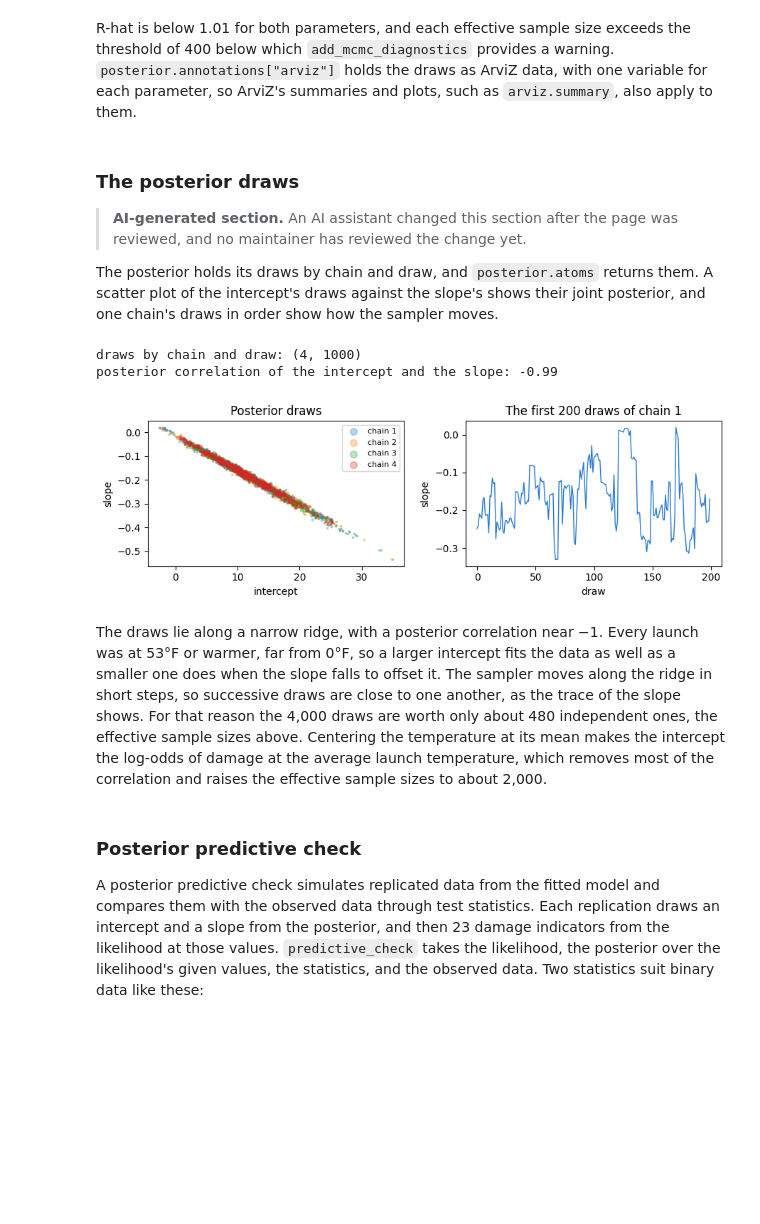
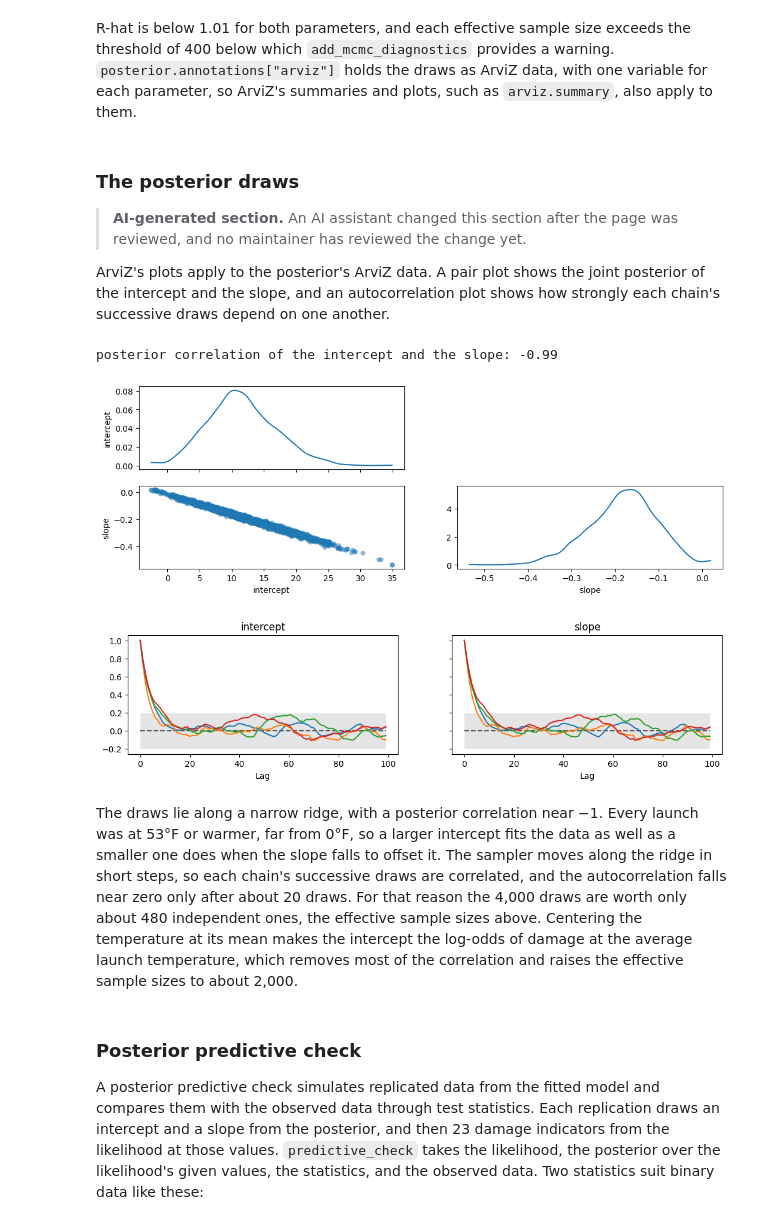
Before and after one commit to TARPS-group/prob-pipe, a Jupyter notebook: docs/get_started/quickstart.ipynb, the cells around one changed output. Saved outputs shown, nothing was run; the diff lists cells and outputs as text; code cells hidden in the pictures; blank space fills up the shorter version.

Commit message:
docs(get-started): the quickstart's posterior plots are ArviZ's
The posterior-draws section plots the posterior's ArviZ data with
arviz.plot_pair and arviz.plot_autocorr in place of hand-made matplotlib
figures. The pair plot shows the ridge of the intercept and the slope, and
the autocorrelation plot shows how slowly the chains mix, which the
section's text now reads from it.

```diff
--- a/docs/get_started/quickstart.ipynb
+++ b/docs/get_started/quickstart.ipynb
@@ -189,32 +189,28 @@ R-hat is below 1.01 for both parameters, and each effective sample size exceeds
 
 > **AI-generated section.** An AI assistant changed this section after the page was reviewed, and no maintainer has reviewed the change yet.
 
-The posterior holds its draws by chain and draw, and `posterior.atoms` returns them.
-A scatter plot of the intercept's draws against the slope's shows their joint posterior, and one chain's draws in order show how the sampler moves.
+ArviZ's plots apply to the posterior's ArviZ data.
+A pair plot shows the joint posterior of the intercept and the slope, and an autocorrelation plot shows how strongly each chain's successive draws depend on one another.
 # %%
-intercept = np.asarray(posterior.atoms["intercept"].values)
-slope = np.asarray(posterior.atoms["slope"].values)
-correlation = np.corrcoef(intercept.ravel(), slope.ravel())[0, 1]
-print("draws by chain and draw:", intercept.shape)
-print("posterior correlation of the intercept and the slope:", round(float(correlation), 2))
+import arviz as az
 
-fig, (left, right) = plt.subplots(1, 2, figsize=(9, 3))
-for chain in range(intercept.shape[0]):
-    left.scatter(intercept[chain], slope[chain], s=3, alpha=0.3, label=f"chain {chain + 1}")
-left.set(xlabel="intercept", ylabel="slope", title="Posterior draws")
-left.legend(markerscale=4, fontsize=8)
-right.plot(slope[0, :200], color="#2a78d6", linewidth=1)
-right.set(xlabel="draw", ylabel="slope", title="The first 200 draws of chain 1")
-plt.tight_layout()
+intercept = np.ravel(posterior.atoms["intercept"].values)
+slope = np.ravel(posterior.atoms["slope"].values)
+print("posterior correlation of the intercept and the slope:", round(float(np.corrcoef(intercept, slope)[0, 1]), 2))
+
+arviz_data = posterior.annotations["arviz"]
+az.plot_pair(arviz_data)
 plt.show()
+az.plot_autocorr(arviz_data)
+plt.show()
 # %% [output]
-draws by chain and draw: (4, 1000)
 posterior correlation of the intercept and the slope: -0.99
-[figure, old version]
+[figure, new version]
+[figure, added]
 # %% [markdown]
 The draws lie along a narrow ridge, with a posterior correlation near −1.
 Every launch was at 53°F or warmer, far from 0°F, so a larger intercept fits the data as well as a smaller one does when the slope falls to offset it.
-The sampler moves along the ridge in short steps, so successive draws are close to one another, as the trace of the slope shows.
+The sampler moves along the ridge in short steps, so each chain's successive draws are correlated, and the autocorrelation falls near zero only after about 20 draws.
 For that reason the 4,000 draws are worth only about 480 independent ones, the effective sample sizes above.
 Centering the temperature at its mean makes the intercept the log-odds of damage at the average launch temperature, which removes most of the correlation and raises the effective sample sizes to about 2,000.
 # %% [markdown]
```
